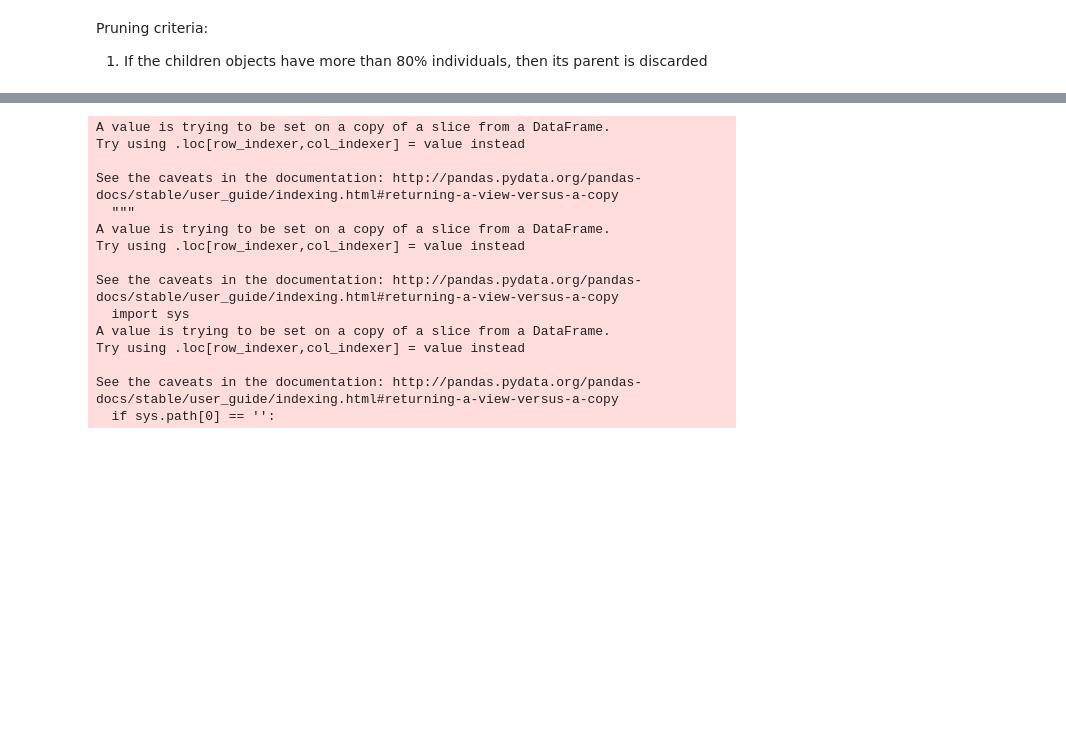
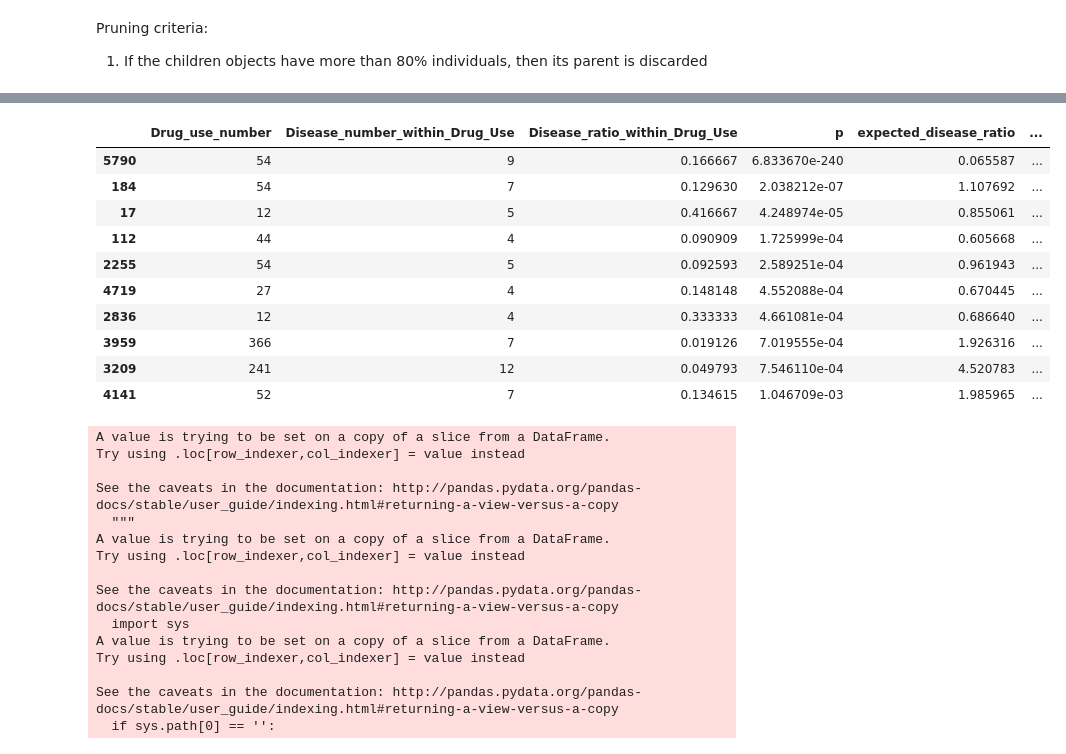
Before and after one commit to shuang1330/eurocat, a Jupyter notebook: notebooks/prune_according_to_xml_files.ipynb, the cells around one changed output, grey strips where cells are left out. Drawn from its saved outputs; the diff is of its cells as text; code cells hidden in the pictures; blank space fills up the shorter version.

```diff
--- a/notebooks/prune_according_to_xml_files.ipynb
+++ b/notebooks/prune_according_to_xml_files.ipynb
@@ -40,7 +40,7 @@ Filtering criteria:
 1. More than 10 individuals' mother take this medication and have this anomaly
 2. p-value (after FDR-BH correction) below 0.05
 # %%
-res_df = res_df[res_df['Disease_number_within_Drug_Use']>5]
+res_df = res_df[res_df['Disease_number_within_Drug_Use']>3]
 res_df['corrected_p'] = multipletests(res_df['p'], method='fdr_bh')[1]
 sig_res_df = res_df[res_df['corrected_p']<0.05]
 print(sig_res_df.shape)
@@ -63,3 +220,17 @@ Pruning criteria:
+# %%
+res_df_uniquecombi.sort_values(by=['p']).head(10)
+# %% [output]
+|  | Drug_use_number | Disease_number_within_Drug_Use | Disease_ratio_within_Drug_Use | p | expected_disease_ratio | ... |
+| 5790 | 54 | 9 | 0.166667 | 6.833670e-240 | 0.065587 | ... |
+| 184 | 54 | 7 | 0.129630 | 2.038212e-07 | 1.107692 | ... |
+| 17 | 12 | 5 | 0.416667 | 4.248974e-05 | 0.855061 | ... |
+| 112 | 44 | 4 | 0.090909 | 1.725999e-04 | 0.605668 | ... |
+| 2255 | 54 | 5 | 0.092593 | 2.589251e-04 | 0.961943 | ... |
+| 4719 | 27 | 4 | 0.148148 | 4.552088e-04 | 0.670445 | ... |
+| 2836 | 12 | 4 | 0.333333 | 4.661081e-04 | 0.686640 | ... |
+| 3959 | 366 | 7 | 0.019126 | 7.019555e-04 | 1.926316 | ... |
+| 3209 | 241 | 12 | 0.049793 | 7.546110e-04 | 4.520783 | ... |
+| 4141 | 52 | 7 | 0.134615 | 1.046709e-03 | 1.985965 | ... |
 # %%
 # add the most upper parent to each medication & anomaly
 disease_root = disease_et.getroot()
```
Also changed, not shown: parts of 3 cells of this notebook, 2 other files.
